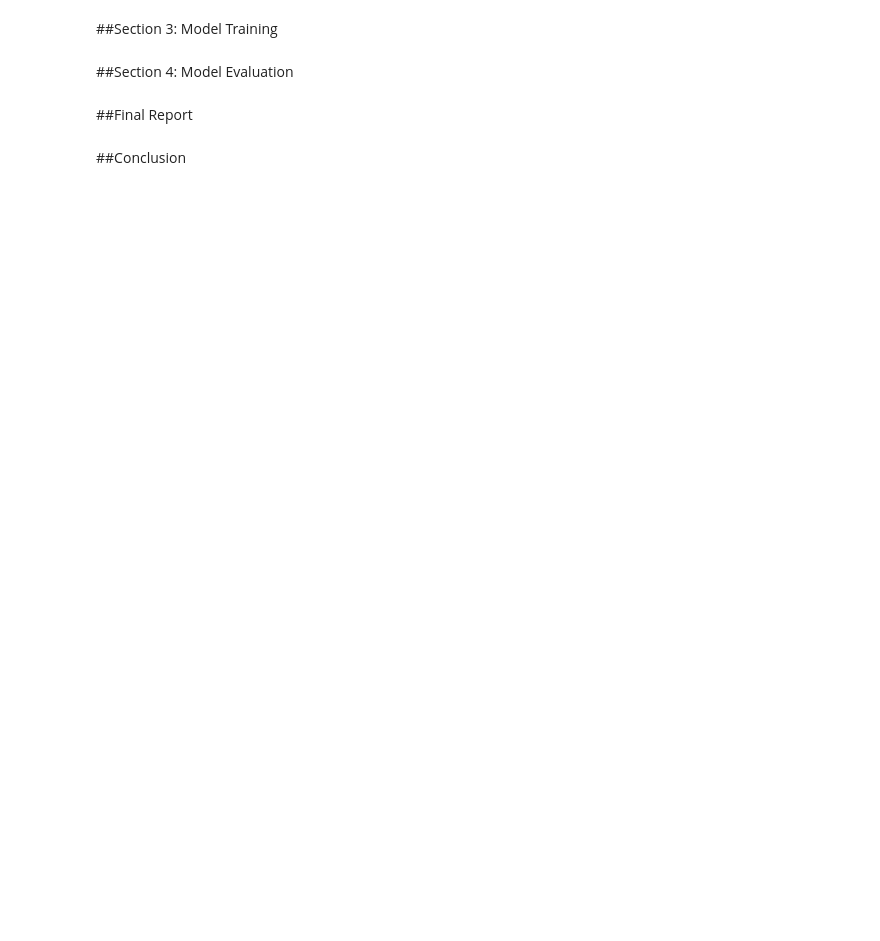
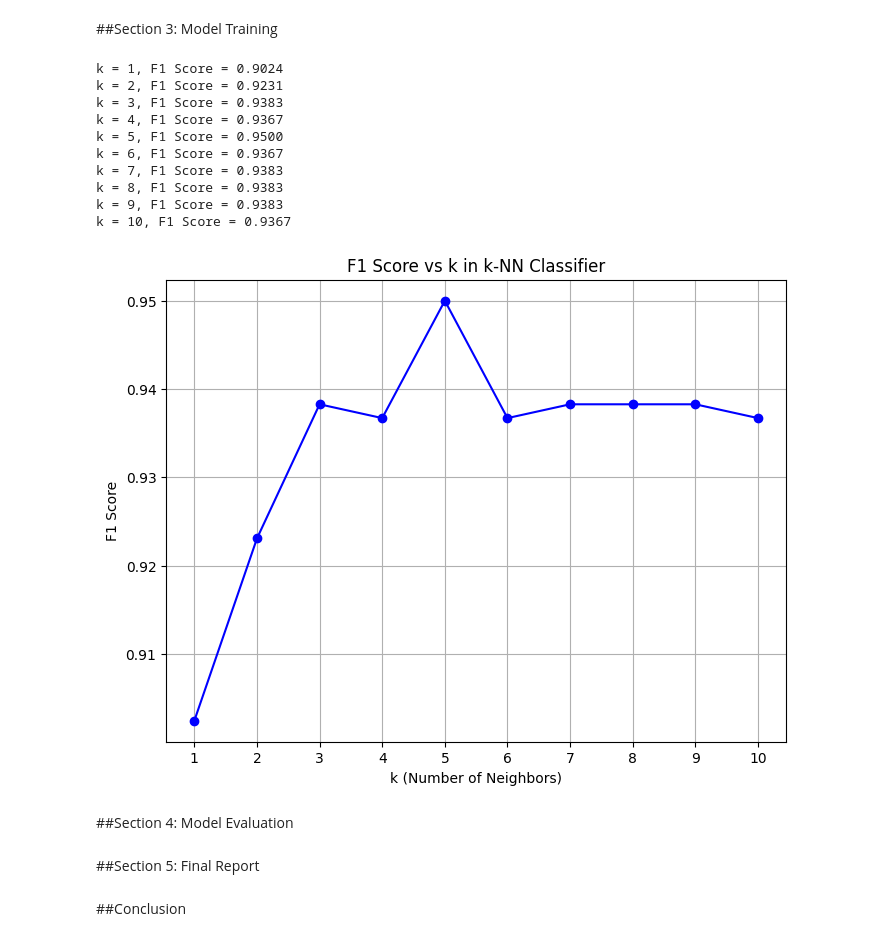
Before and after one commit to matthewlai12/ECE-Lab, a Jupyter notebook: ECE449Lab1.ipynb, the cells around one changed output. Drawn from its saved outputs; the diff is of its cells as text; code cells hidden in the pictures; blank space fills up the shorter version.

```diff
--- a/ECE449Lab1.ipynb
+++ b/ECE449Lab1.ipynb
@@ -48,8 +119,59 @@ plt.show()
 # %% [markdown]
 ##Section 3: Model Training
+# %%
+from sklearn.neighbors import KNeighborsClassifier
+from sklearn.metrics import f1_score
+import matplotlib.pyplot as plt
+
+# Initialize lists to store results
+f1_scores = []
+
+# Loop through values of k from 1 to 10
+for k in range(1, 11):
+    # Initialize the k-NN classifier with current k
+    knn = KNeighborsClassifier(n_neighbors=k)
+
+    # Train the model on the training data
+    knn.fit(X_train, y_train)
+
+    # Predict on the test set
+    y_pred = knn.predict(X_test)
+
+    # Calculate the F1 score
+    f1 = f1_score(y_test, y_pred)
+
+    # Store the F1 score for this value of k
+    f1_scores.append((k, f1))
+    print(f"k = {k}, F1 Score = {f1:.4f}")
+
+# Extract k values and corresponding F1 scores
+k_values = [k for k, _ in f1_scores]
+f1_values = [f1 for _, f1 in f1_scores]
+
+# Plot F1 score vs k
+plt.figure(figsize=(8, 6))
+plt.plot(k_values, f1_values, marker='o', linestyle='-', color='b')
+plt.title('F1 Score vs k in k-NN Classifier')
+plt.xlabel('k (Number of Neighbors)')
+plt.ylabel('F1 Score')
+plt.xticks(k_values)  # Ensure all k values are shown on x-axis
+plt.grid(True)
+plt.show()
+# %% [output]
+k = 1, F1 Score = 0.9024
+k = 2, F1 Score = 0.9231
+k = 3, F1 Score = 0.9383
+k = 4, F1 Score = 0.9367
+k = 5, F1 Score = 0.9500
+k = 6, F1 Score = 0.9367
+k = 7, F1 Score = 0.9383
+k = 8, F1 Score = 0.9383
+k = 9, F1 Score = 0.9383
+k = 10, F1 Score = 0.9367
+[figure, added]
 # %% [markdown]
 ##Section 4: Model Evaluation
 # %% [markdown]
-##Final Report
+##Section 5: Final Report
 # %% [markdown]
 ##Conclusion
```
Also changed, not shown: parts of 3 cells of this notebook.
